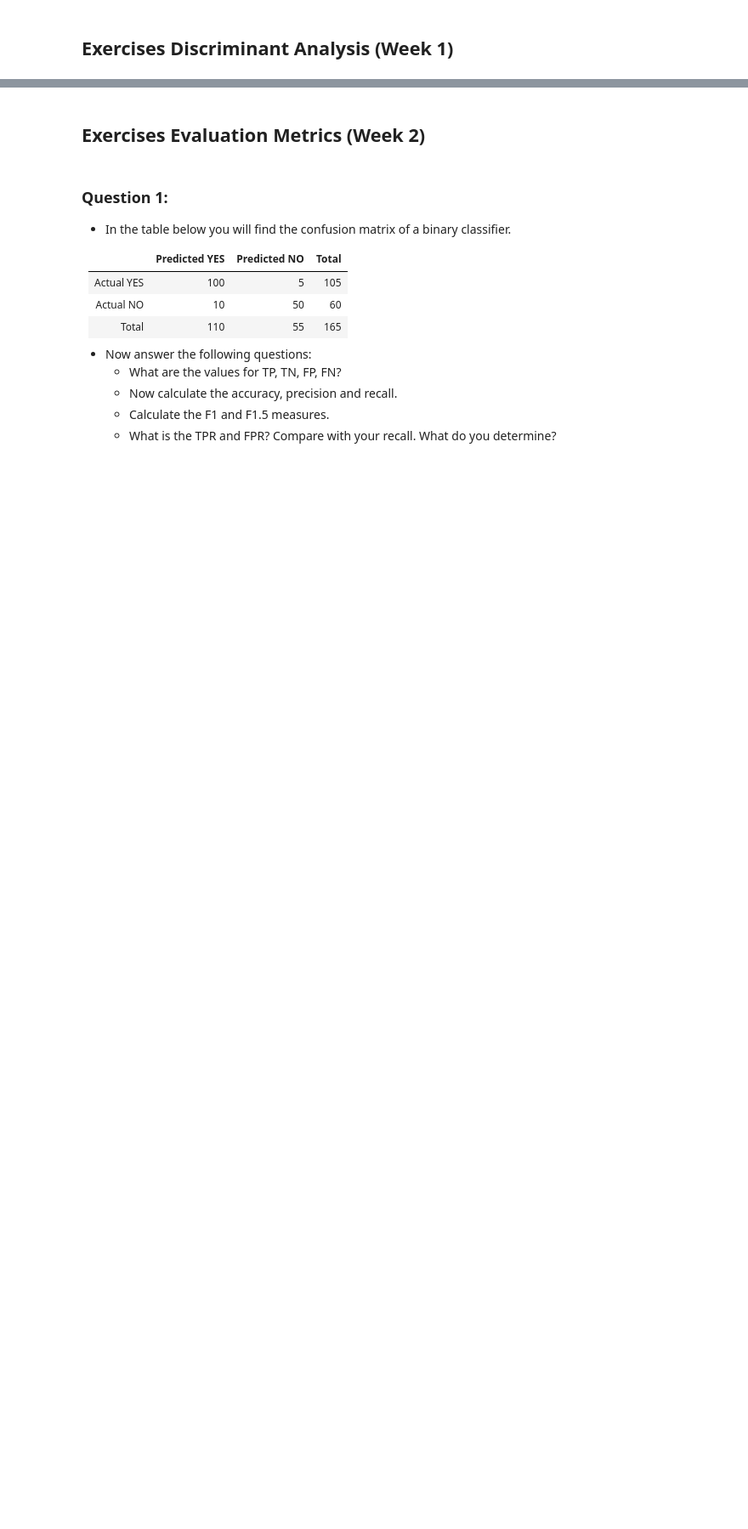
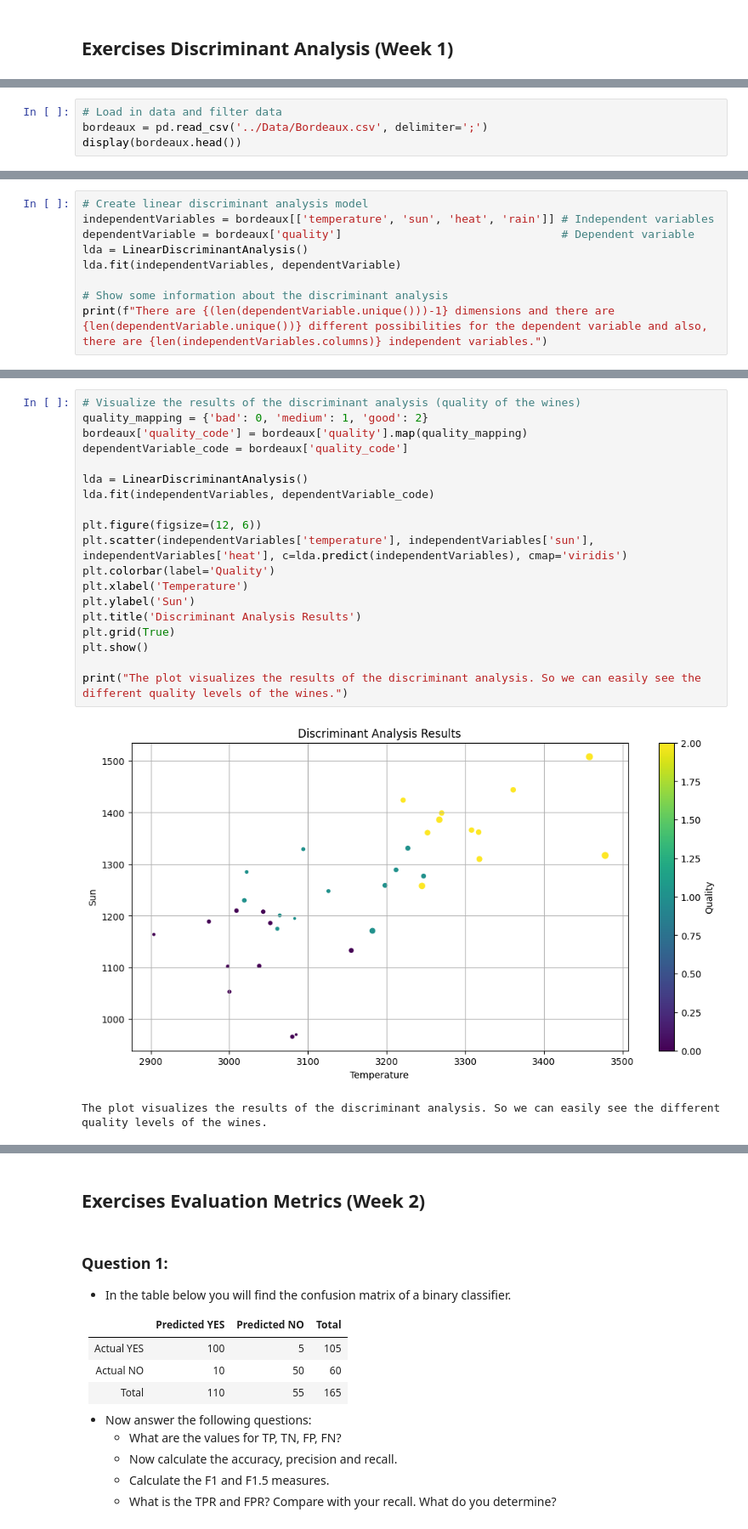
Before and after one commit to EliasDeHondt/DataScience2, a Jupyter notebook: Exam/P4 Example Exam.ipynb, the cells around one changed output, grey strips where cells are left out. Shown at 85% size. Saved outputs shown, nothing was run; the diff lists cells and outputs as text; blank space fills up the shorter version.

```diff
--- a/Exam/P4 Example Exam.ipynb
+++ b/Exam/P4 Example Exam.ipynb
@@ -48,3 +264,7 @@ warnings.filterwarnings("ignore")
     - How many dimensions does the discriminant analysis have?
     - Plot the results of the discriminant analysis. What is visualized here?
     - Apply the predict command briefly to the original data. What percentage of the wines receive the same label via the discriminant analysis as observed?
+# %%
+# Load in data and filter data
+bordeaux = pd.read_csv('../Data/Bordeaux.csv', delimiter=';')
+display(bordeaux.head())
@@ -50,0 +278,9 @@ warnings.filterwarnings("ignore")
+# %%
+# Create linear discriminant analysis model
+independentVariables = bordeaux[['temperature', 'sun', 'heat', 'rain']] # Independent variables
+dependentVariable = bordeaux['quality']                                 # Dependent variable
+lda = LinearDiscriminantAnalysis()
+lda.fit(independentVariables, dependentVariable)
+
+# Show some information about the discriminant analysis
+print(f"There are {(len(dependentVariable.unique()))-1} dimensions and there are {len(dependentVariable.unique())} different possibilities for the dependent variable and also, there are {len(independentVariables.columns)} independent variables.")
@@ -50,0 +289,22 @@ warnings.filterwarnings("ignore")
+# %%
+# Visualize the results of the discriminant analysis (quality of the wines)
+quality_mapping = {'bad': 0, 'medium': 1, 'good': 2}
+bordeaux['quality_code'] = bordeaux['quality'].map(quality_mapping)
+dependentVariable_code = bordeaux['quality_code']
+
+lda = LinearDiscriminantAnalysis()
+lda.fit(independentVariables, dependentVariable_code)
+
+plt.figure(figsize=(12, 6))
+plt.scatter(independentVariables['temperature'], independentVariables['sun'], independentVariables['heat'], c=lda.predict(independentVariables), cmap='viridis')
+plt.colorbar(label='Quality')
+plt.xlabel('Temperature')
+plt.ylabel('Sun')
+plt.title('Discriminant Analysis Results')
+plt.grid(True)
+plt.show()
+
+print("The plot visualizes the results of the discriminant analysis. So we can easily see the different quality levels of the wines.")
+# %% [output]
+[figure, added]
+The plot visualizes the results of the discriminant analysis. So we can easily see the different quality levels of the wines.
```
Also changed, not shown: parts of 26 cells of this notebook, 13 other files.
